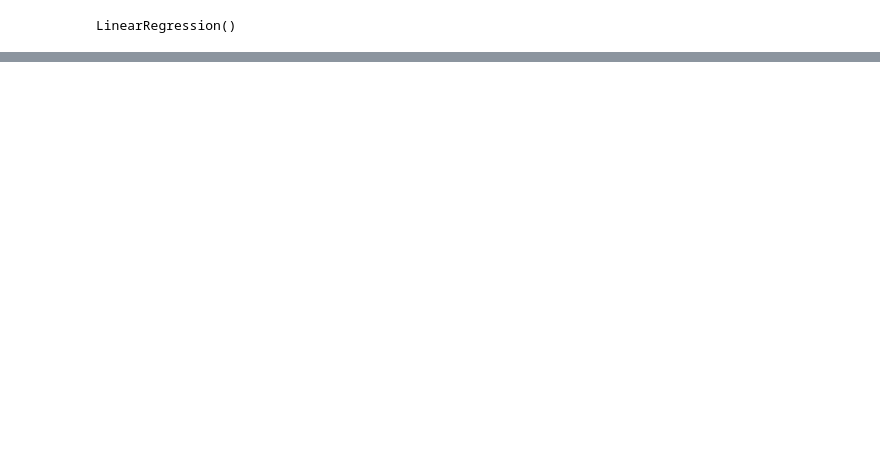
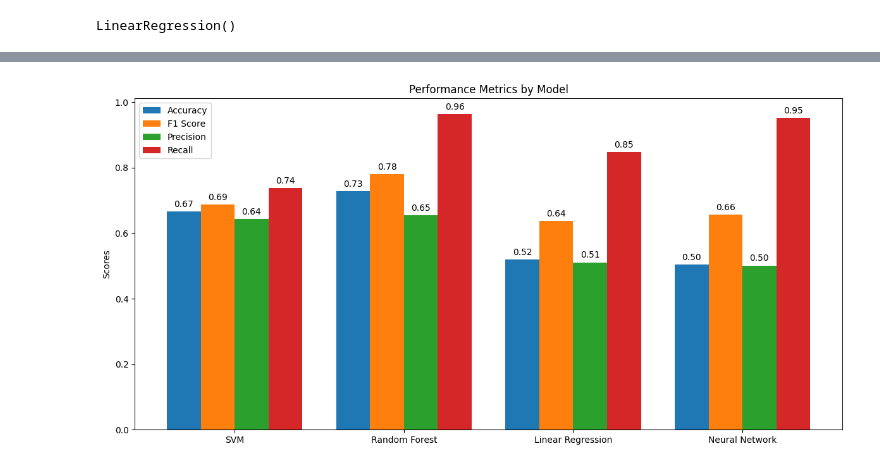
Before and after one commit to DevKrishnasai/forestfire-prediction, a Jupyter notebook: raw/raw.ipynb, the cells around one changed output, grey strips where cells are left out. Cells and saved outputs as stored; diff of their text form; code cells hidden in the pictures; blank space fills up the shorter version.

```diff
--- a/raw/raw.ipynb
+++ b/raw/raw.ipynb
@@ -327,0 +453,47 @@ plt.show()
+# %%
+# Prepare data for plotting
+models = ['SVM', 'Random Forest', 'Linear Regression', 'Neural Network']
+accuracies = [svm_accuracy, rf_accuracy, lr_accuracy, nn_accuracy]
+f1_scores = [svm_f1, rf_f1, lr_f1, nn_f1]
+precisions = [svm_precision, rf_precision, lr_precision, nn_precision]
+recalls = [svm_recall, rf_recall, lr_recall, nn_recall]
+
+x = np.arange(len(models))  # the label locations
+width = 0.2  # the width of the bars
+
+# Create a bar plot for each metric
+fig, ax = plt.subplots(figsize=(12, 6))
+
+bars1 = ax.bar(x - width*1.5, accuracies, width, label='Accuracy')
+bars2 = ax.bar(x - width/2, f1_scores, width, label='F1 Score')
+bars3 = ax.bar(x + width/2, precisions, width, label='Precision')
+bars4 = ax.bar(x + width*1.5, recalls, width, label='Recall')
+
+# Add some text for labels and title
+ax.set_ylabel('Scores')
+ax.set_title('Performance Metrics by Model')
+ax.set_xticks(x)
+ax.set_xticklabels(models)
+ax.legend()
+
+# Add a function to annotate bars with their heights
+def add_value_labels(bars):
+    """Add labels to bars in a bar chart."""
+    for bar in bars:
+        height = bar.get_height()
+        ax.annotate(f'{height:.2f}',
+                    xy=(bar.get_x() + bar.get_width() / 2,
+                        height),
+                    xytext=(0, 3),  # 3 points vertical offset
+                    textcoords="offset points",
+                    ha='center', va='bottom')
+
+add_value_labels(bars1)
+add_value_labels(bars2)
+add_value_labels(bars3)
+add_value_labels(bars4)
+
+plt.tight_layout()
+plt.show()
+# %% [output]
+[figure, added]
```
Also changed, not shown: parts of 14 cells of this notebook, 6 other files.
